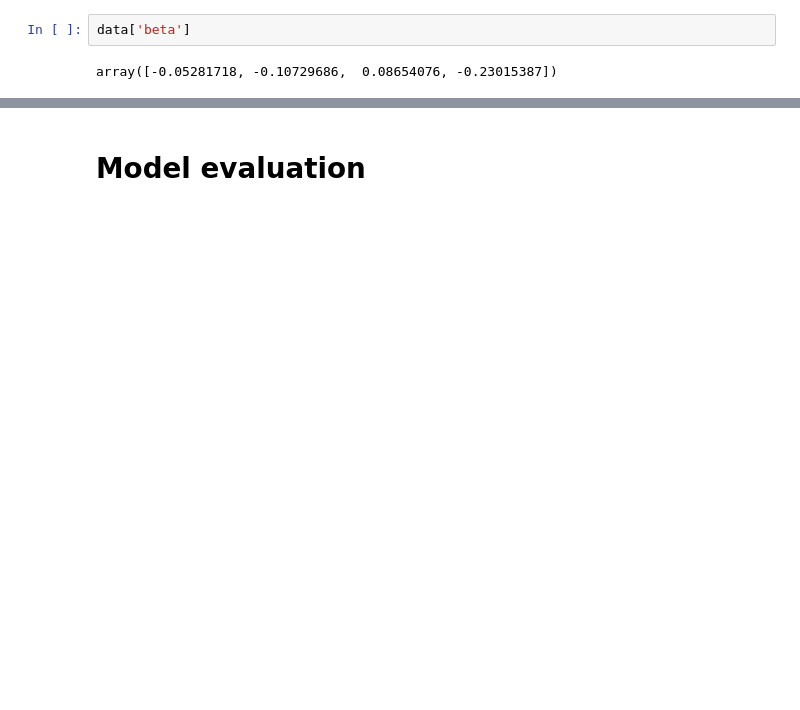
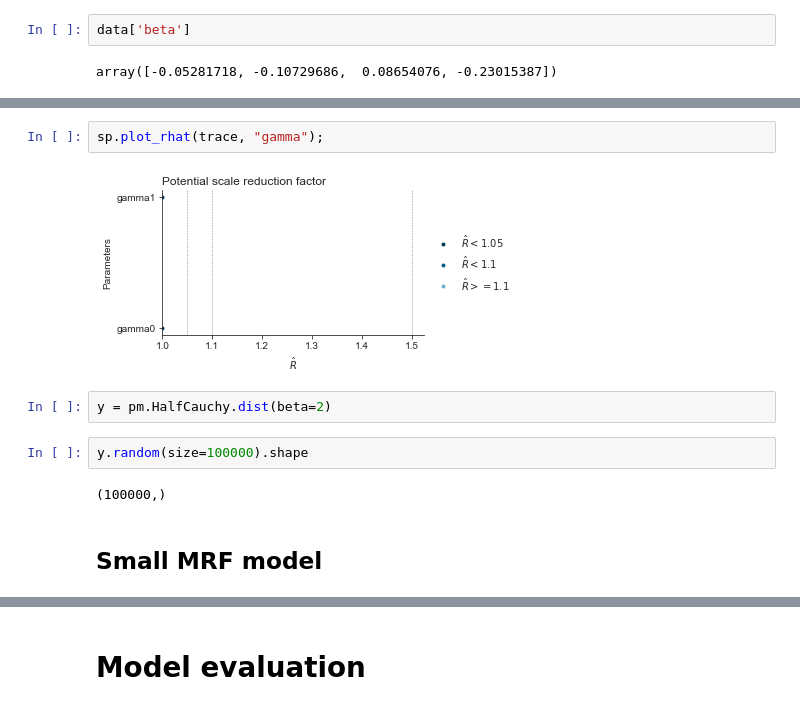
Before and after one commit to cbg-ethz/shm, a Jupyter notebook: analysis/04-plot_traces.ipynb, the cells around one changed output, grey strips where cells are left out. Saved outputs shown, nothing was run; the diff lists cells and outputs as text; blank space fills up the shorter version.

```diff
--- a/analysis/04-plot_traces.ipynb
+++ b/analysis/04-plot_traces.ipynb
@@ -107,0 +98,12 @@ array([-0.10379915, -0.16662253, -0.75441918, -1.04815129])
+# %%
+sp.plot_rhat(trace, "gamma");
+# %% [output]
+[figure, added]
+# %%
+y = pm.HalfCauchy.dist(beta=2)
+# %%
+y.random(size=100000).shape
+# %% [output]
+(100000,)
+# %% [markdown]
+## Small MRF model
```
Also changed, not shown: parts of 29 cells of this notebook, 4 other files.
